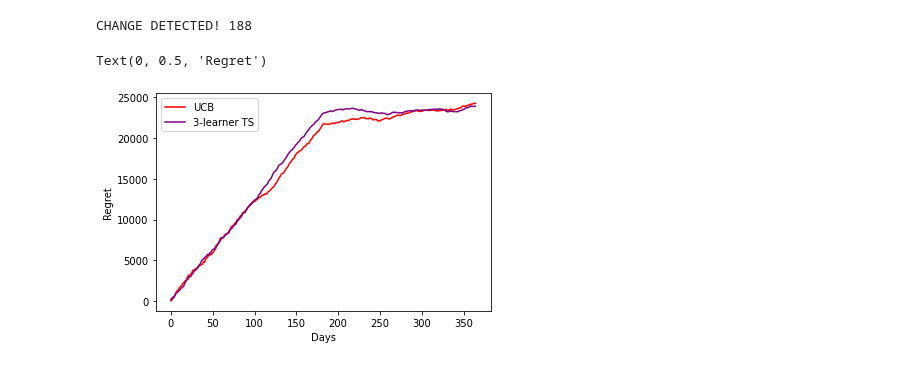
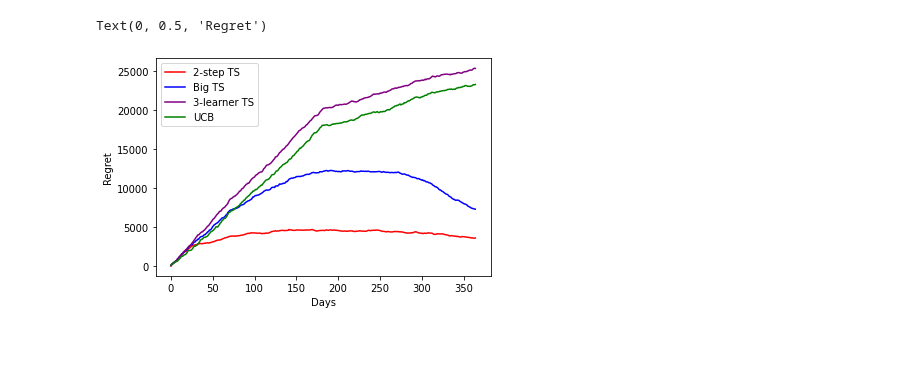
Before and after one commit to AliceCasali/Data_Intelligence_Application, a Jupyter notebook: step8.ipynb, the cells around one changed output. Saved outputs shown, nothing was run; the diff lists cells and outputs as text; code cells hidden in the pictures.

```diff
--- a/step8.ipynb
+++ b/step8.ipynb
@@ -280,36 +285,12 @@ plt.plot(np.cumsum(calt_rewards_per_class_per_day), color='orange', label='Clair
-# %%
-window_size = 7
-threshold = 40
-detection_window = []
-gathered_data = []
-
-for data in savgol_filter(small_ts_rewards_per_class_per_day, 41, 3):
-    gathered_data.append(data)
-
-    if len(gathered_data) < window_size:
-        detection_window.append(data)
-    else:
-        detection_window.pop(0)
-        detection_window.append(data)
-
-        detection_mean = np.mean(detection_window)
-        data_mean = np.mean(gathered_data)
-
-        if (data_mean - detection_mean) > threshold:
-            print("CHANGE DETECTED! " + str(index(savgol_filter(small_ts_rewards_per_class_per_day, 41, 3), data)))
-            gathered_data = []
-            detection_window = []
-# %% [output]
-CHANGE DETECTED! 188
 # %%
-plt.plot(np.cumsum(np.array(calt_rewards_per_class_per_day) - np.array(u_rewards_per_class_per_day)), color='red', label='UCB')
-#plt.plot(np.cumsum(np.array(calt_rewards_per_class_per_day) - np.array(calt_rewards_per_class_per_day)), color='blue', label='Clairvoyant')
+plt.plot(np.cumsum(np.array(calt_rewards_per_class_per_day) - np.array(ts_rewards_per_class_per_day)), color='red', label='2-step TS')
+plt.plot(np.cumsum(np.array(calt_rewards_per_class_per_day) - np.array(big_ts_rewards_per_class_per_day)), color='blue', label='Big TS')
 plt.plot(np.cumsum(np.array(calt_rewards_per_class_per_day) - np.array(small_ts_rewards_per_class_per_day)), color='purple', label='3-learner TS')
-#plt.plot(np.cumsum(np.array(calt_rewards_per_class_per_day) - np.array(u_rewards_per_class_per_day)), color='green', label='Big TS')
+plt.plot(np.cumsum(np.array(calt_rewards_per_class_per_day) - np.array(u_rewards_per_class_per_day)), color='green', label='UCB')
 
 plt.legend()
 plt.xlabel('Days')
 plt.ylabel('Regret')
 # %% [output]
 Text(0, 0.5, 'Regret')
-[figure, old version]
+[figure, new version]
```
Also changed, not shown: parts of 6 cells of this notebook, 1 other file.
